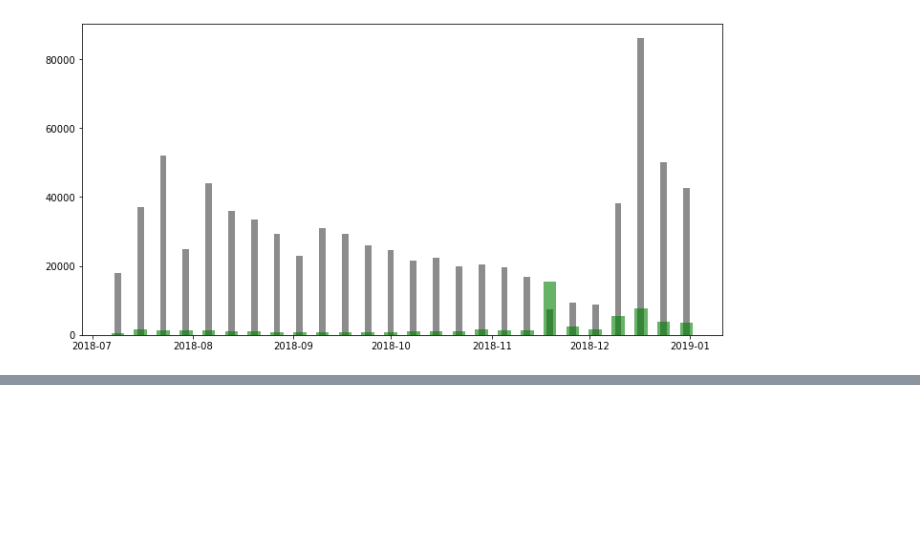
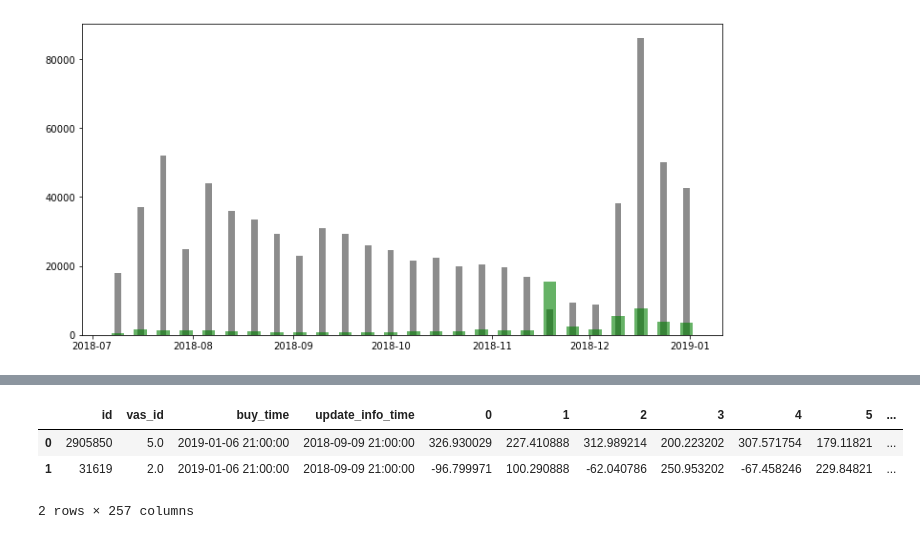
Before and after one commit to hildar/RecSys-Megafon, a Jupyter notebook: Train.ipynb, the cells around one changed output, grey strips where cells are left out. Saved outputs shown, nothing was run; the diff lists cells and outputs as text; code cells hidden in the pictures; blank space fills up the shorter version.

```diff
--- a/Train.ipynb
+++ b/Train.ipynb
@@ -164,0 +214,5 @@ plt.show()
+# %%
+%%time
+test = merge_asof(test, features, test_ids)
+test.head(2)
+# %% [output]
@@ -164,0 +221,4 @@ plt.show()
+|  | id | vas_id | buy_time | update_info_time | 0 | 1 | 2 | 3 | 4 | 5 | ... |
+| 0 | 2905850 | 5.0 | 2019-01-06 21:00:00 | 2018-09-09 21:00:00 | 326.930029 | 227.410888 | 312.989214 | 200.223202 | 307.571754 | 179.11821 | ... |
+| 1 | 31619 | 2.0 | 2019-01-06 21:00:00 | 2018-09-09 21:00:00 | -96.799971 | 100.290888 | -62.040786 | 250.953202 | -67.458246 | 229.84821 | ... |
+2 rows × 257 columns
```
Also changed, not shown: parts of 19 cells of this notebook.
